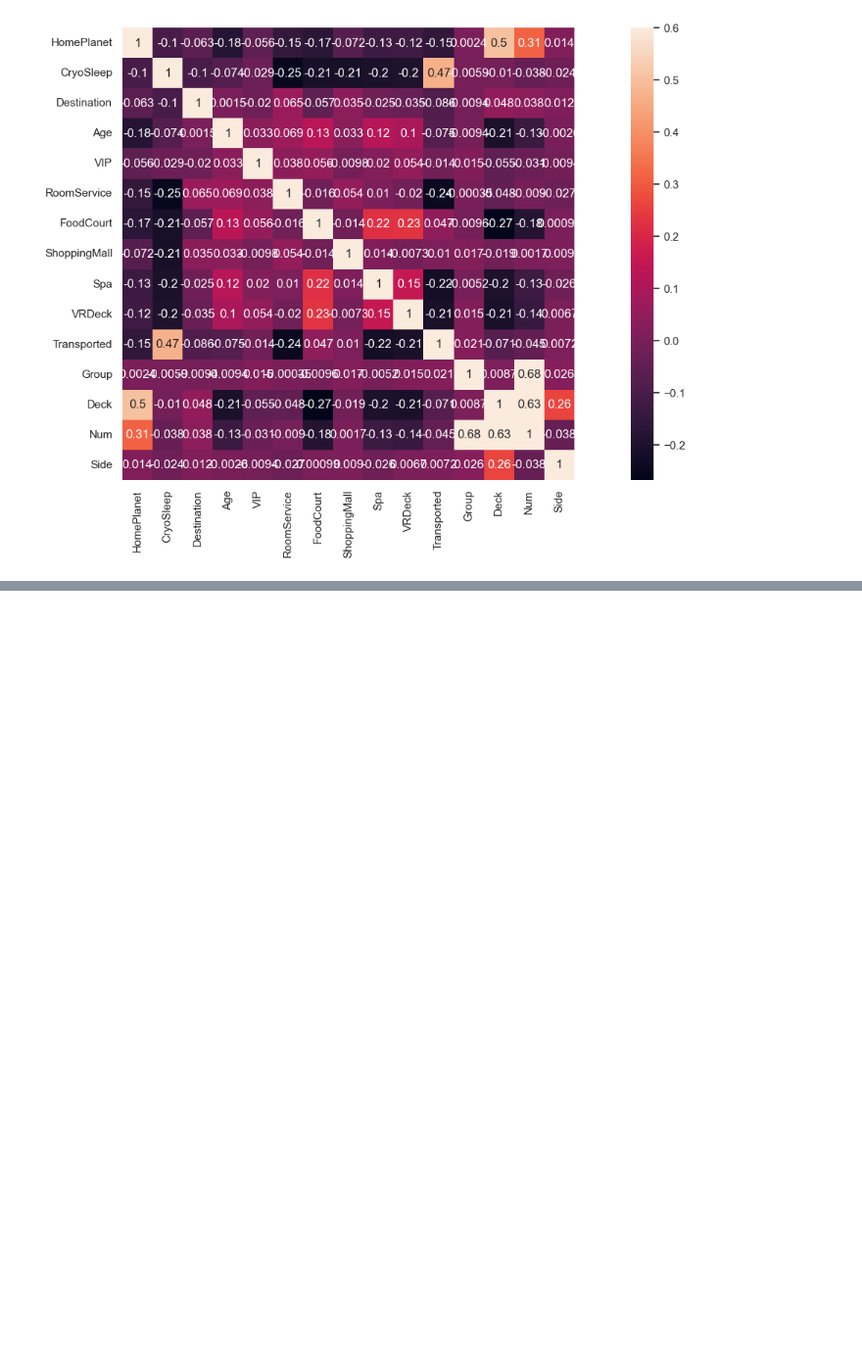
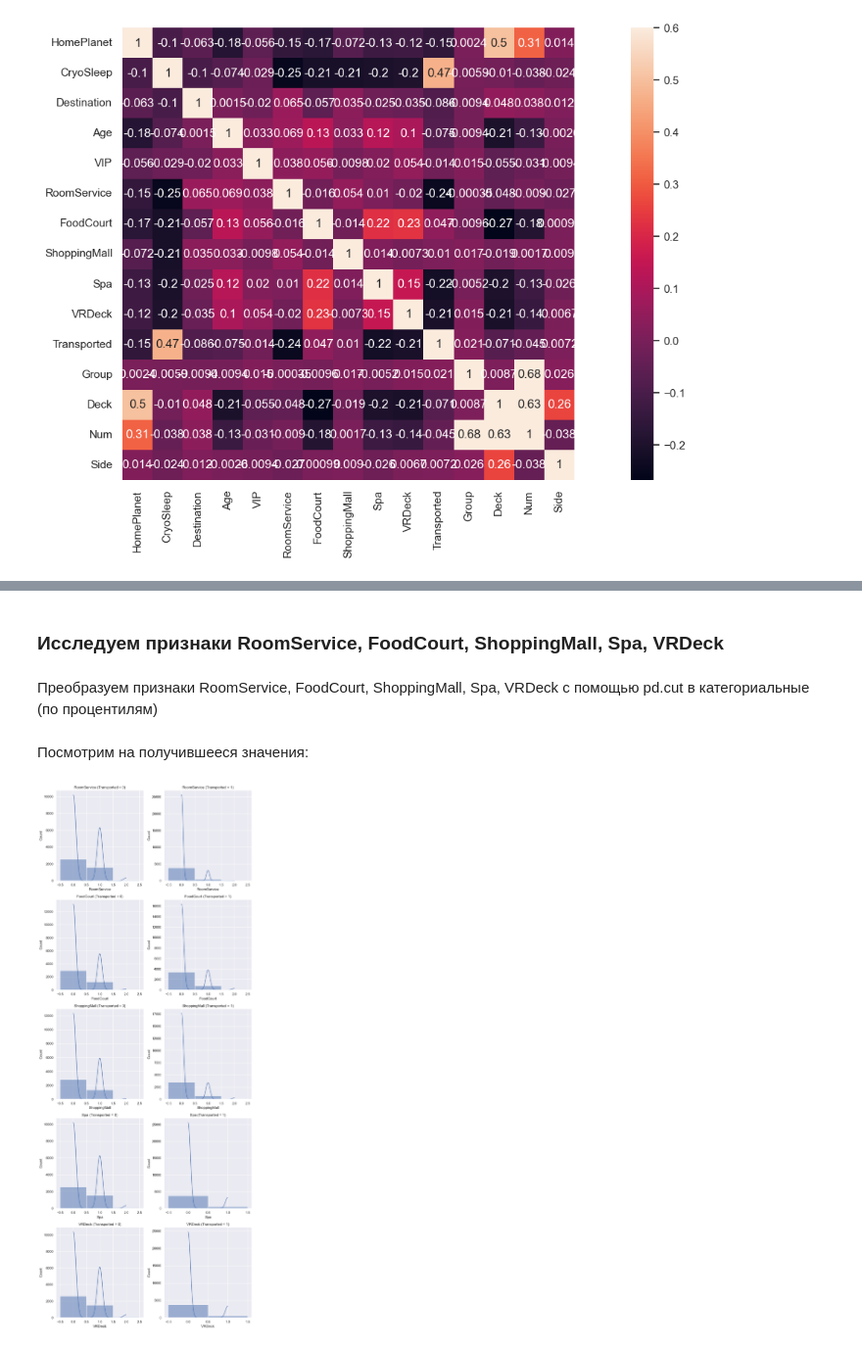
Before and after one commit to zer0rbt/spbu-data-science, a Jupyter notebook: lec0928.ipynb, the cells around one changed output, grey strips where cells are left out. Shown at 98% size. Saved outputs shown, nothing was run; the diff lists cells and outputs as text; code cells hidden in the pictures; blank space fills up the shorter version.

```diff
--- a/lec0928.ipynb
+++ b/lec0928.ipynb
@@ -245,0 +294,17 @@ sns.heatmap(corr_matrix, vmax=0.6, square=True, annot=True)
+# %% [markdown]
+### Исследуем признаки RoomService, FoodCourt, ShoppingMall, Spa, VRDeck
+# %% [markdown]
+Преобразуем признаки RoomService, FoodCourt, ShoppingMall, Spa, VRDeck c помощью pd.cut в категориальные (по процентилям)
+# %%
+labels = [0, 1, 2]  # Названия категорий
+
+f = ["RoomService", "FoodCourt", "ShoppingMall", "Spa", "VRDeck"]
+hypotesis = train.copy()
+for e in f:
+    hypotesis[e] = pd.cut(train[e], bins=([train[e].quantile(i) for i in [0, 0.75, 0.90]] + [10 ** 10]), right=False, labels=labels, duplicates="drop")
+# %% [markdown]
+Посмотрим на получившееся значения:
+# %%
+plot_diff(hypotesis, f, "Transported")
+# %% [output]
+[figure, added]
```
Also changed, not shown: parts of 27 cells of this notebook.
